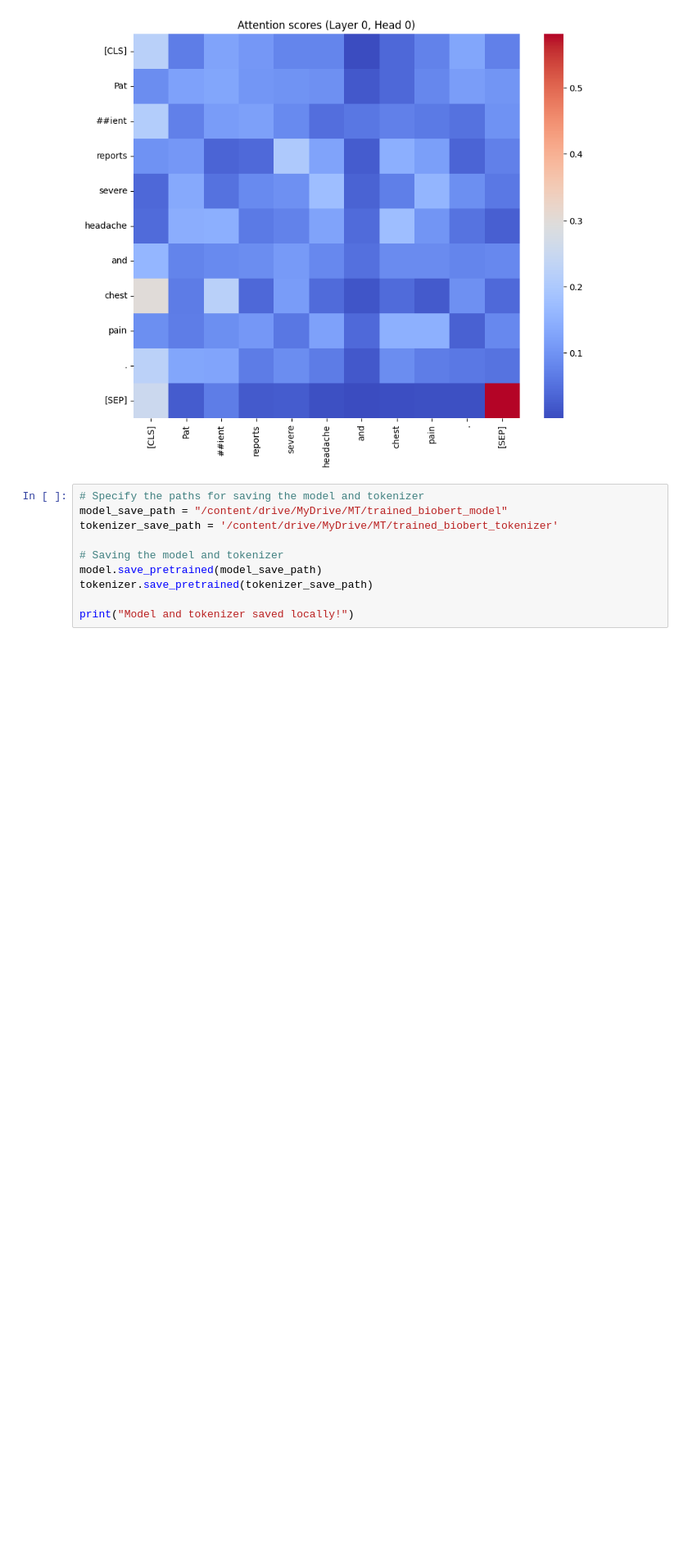
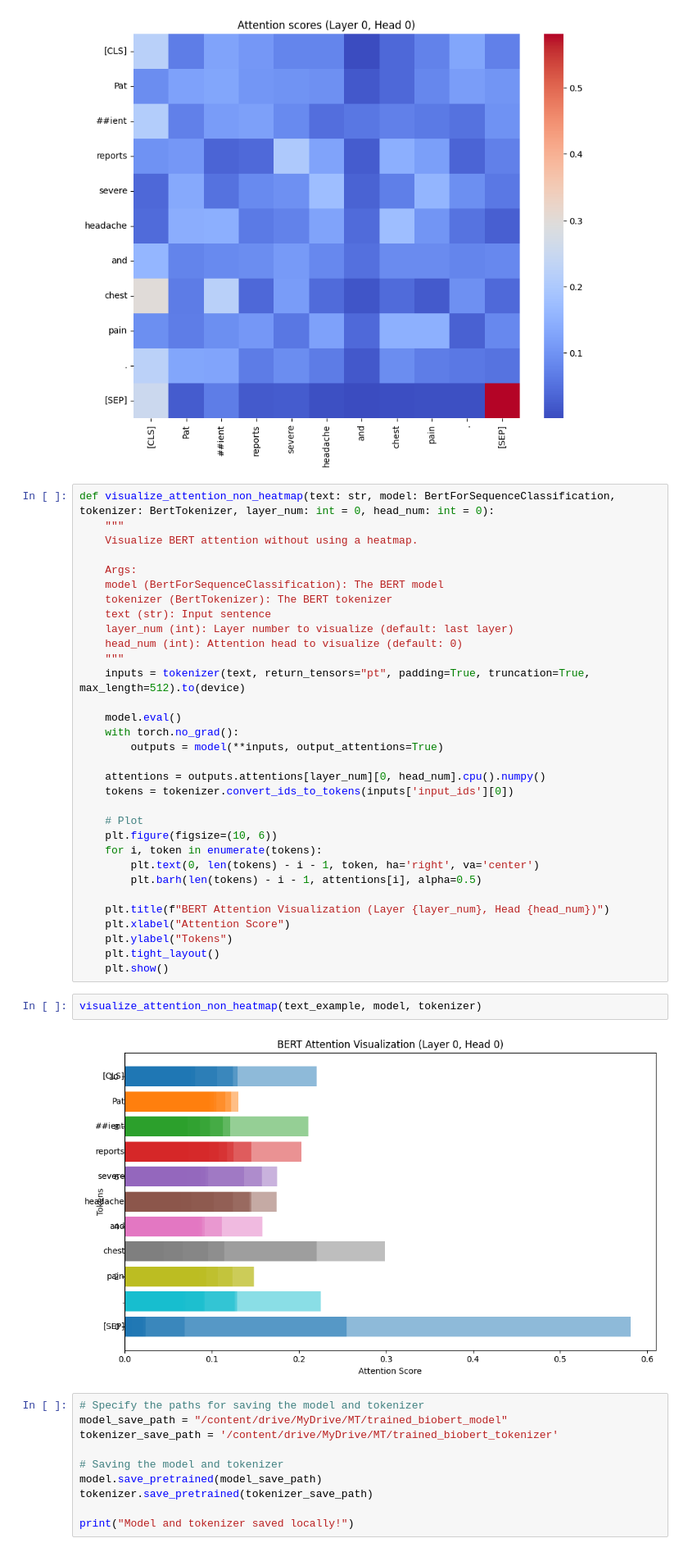
Before and after one commit to gyasifred/NLP-Techniques, a Jupyter notebook: predicting_medical_biobert.ipynb, the cells around one changed output. Shown at 82% size. Saved outputs shown, nothing was run; the diff lists cells and outputs as text; blank space fills up the shorter version.

```diff
--- a/predicting_medical_biobert.ipynb
+++ b/predicting_medical_biobert.ipynb
@@ -271,6 +292,42 @@ def plot_attention_scores(text: str, model: BertForSequenceClassification, token
 plot_attention_scores(text_example, model, tokenizer)
 # %% [output]
 [figure]
+# %%
+def visualize_attention_non_heatmap(text: str, model: BertForSequenceClassification, tokenizer: BertTokenizer, layer_num: int = 0, head_num: int = 0):
+    """
+    Visualize BERT attention without using a heatmap.
+
+    Args:
+    model (BertForSequenceClassification): The BERT model
+    tokenizer (BertTokenizer): The BERT tokenizer
+    text (str): Input sentence
+    layer_num (int): Layer number to visualize (default: last layer)
+    head_num (int): Attention head to visualize (default: 0)
+    """
+    inputs = tokenizer(text, return_tensors="pt", padding=True, truncation=True, max_length=512).to(device)
+
+    model.eval()
+    with torch.no_grad():
+        outputs = model(**inputs, output_attentions=True)
+
+    attentions = outputs.attentions[layer_num][0, head_num].cpu().numpy()
+    tokens = tokenizer.convert_ids_to_tokens(inputs['input_ids'][0])
+
+    # Plot
+    plt.figure(figsize=(10, 6))
+    for i, token in enumerate(tokens):
+        plt.text(0, len(tokens) - i - 1, token, ha='right', va='center')
+        plt.barh(len(tokens) - i - 1, attentions[i], alpha=0.5)
+
+    plt.title(f"BERT Attention Visualization (Layer {layer_num}, Head {head_num})")
+    plt.xlabel("Attention Score")
+    plt.ylabel("Tokens")
+    plt.tight_layout()
+    plt.show()
+# %%
+visualize_attention_non_heatmap(text_example, model, tokenizer)
+# %% [output]
+[figure, added]
 # %%
 # Specify the paths for saving the model and tokenizer
 model_save_path = "/content/drive/MyDrive/MT/trained_biobert_model"
```
Also changed, not shown: parts of 3 cells of this notebook.
